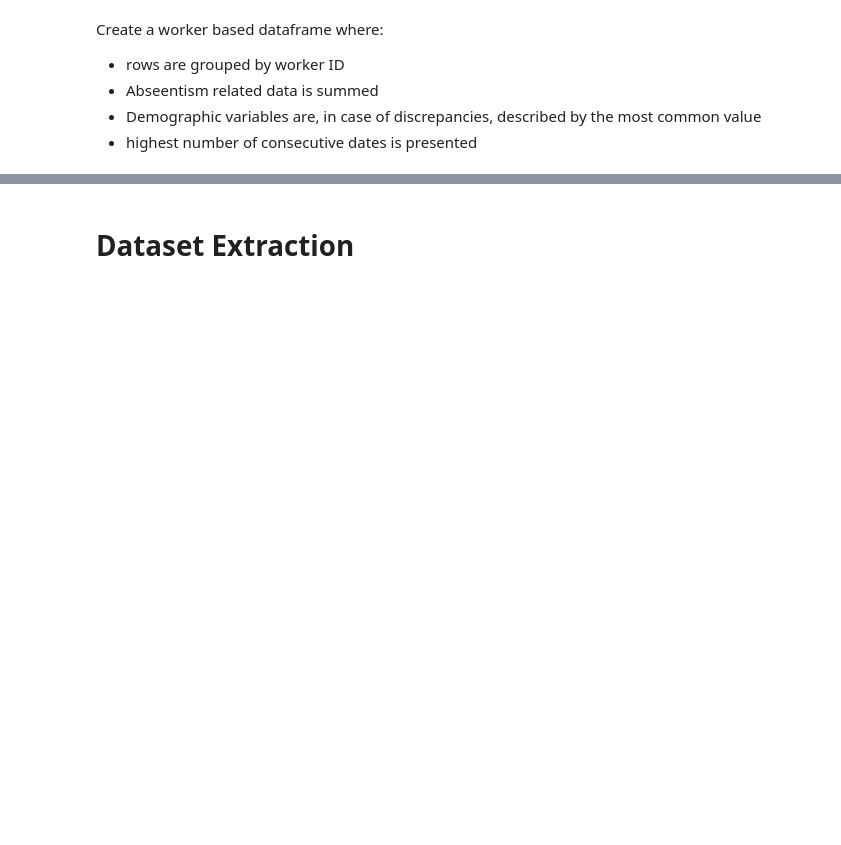
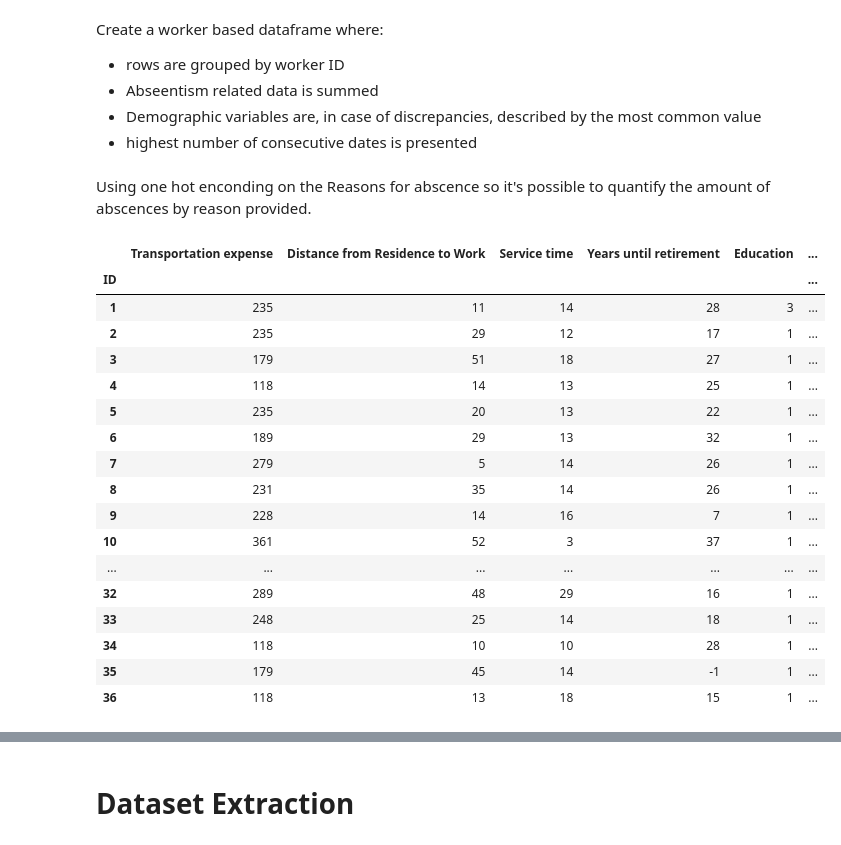
Before and after one commit to Pinky-Tie/reasons_for_absenteeism, a Jupyter notebook: code/eda.ipynb, the cells around one changed output, grey strips where cells are left out. Drawn from its saved outputs; the diff is of its cells as text; code cells hidden in the pictures; blank space fills up the shorter version.

```diff
--- a/code/eda.ipynb
+++ b/code/eda.ipynb
@@ -945,0 +688,5 @@ imputed_df = imputed_df.drop(columns=['Reason for absence'])
+# %%
+modded_abs = pp_pipeline(abs,  standardize_binary=False,
+    change_datatypes = False,
+    replace_special_missing = False,
+    impute_missing = True)
@@ -950,14 +707,15 @@ Create a worker based dataframe where:
 - Abseentism related data is summed
 - Demographic variables are, in case of discrepancies, described by the most common value
 - highest number of consecutive dates is presented
+# %%
+processed_abs = modded_abs.copy()
 # %%
-# #define demographic columns and absence related columns
-# demographic_cols =[
-#        'Transportation expense', 'Distance from Residence to Work',
-#        'Service time', 'Years until retirement',
-#        'Age',  'Education',
-#        'Number of children', 'Social drinker', 'Social smoker',
-#        'Number of pets', 'Weight', 'Height', 'bmi_category']
+ #define demographic columns and absence related columns
+demographic_cols =[
+        'Transportation expense', 'Distance from Residence to Work',
+        'Service time', 'Years until retirement',
+          'Education',
+        'Number of children', 'Social drinker', 'Social smoker',
+        'Number of pets', 'Weight', 'Height', 'Body mass index']
 
-# absence_cols = [col for col in OHE_abs.columns if col not in demographic_cols]
-# absence_cols
+absence_time_col = 'Absenteeism time in hours'
@@ -1014,0 +722,2 @@ Create a worker based dataframe where:
+# %% [markdown]
+Using one hot enconding on the Reasons for abscence so it's possible to quantify the amount of abscences by reason provided.
@@ -1014,0 +726,27 @@ Create a worker based dataframe where:
+# %%
+grouped_workers =group_by_worker(processed_abs, demographic_cols, absence_time_col=absence_time_col)
+
+#remapping Social drinker and Social smoker to 0 and 1
+grouped_workers['Social drinker'] = grouped_workers['Social drinker'].map({'No': 0, 'Yes': 1})
+grouped_workers['Social smoker'] = grouped_workers['Social smoker'].map({'No': 0, 'Yes': 1})
+# %%
+grouped_workers
+# %% [output]
+|  | Transportation expense | Distance from Residence to Work | Service time | Years until retirement | Education | ... |
+| ID |  |  |  |  |  | ... |
+| 1 | 235 | 11 | 14 | 28 | 3 | ... |
+| 2 | 235 | 29 | 12 | 17 | 1 | ... |
+| 3 | 179 | 51 | 18 | 27 | 1 | ... |
+| 4 | 118 | 14 | 13 | 25 | 1 | ... |
+| 5 | 235 | 20 | 13 | 22 | 1 | ... |
+| 6 | 189 | 29 | 13 | 32 | 1 | ... |
+| 7 | 279 | 5 | 14 | 26 | 1 | ... |
+| 8 | 231 | 35 | 14 | 26 | 1 | ... |
+| 9 | 228 | 14 | 16 | 7 | 1 | ... |
+| 10 | 361 | 52 | 3 | 37 | 1 | ... |
+| ... | ... | ... | ... | ... | ... | ... |
+| 32 | 289 | 48 | 29 | 16 | 1 | ... |
+| 33 | 248 | 25 | 14 | 18 | 1 | ... |
+| 34 | 118 | 10 | 10 | 28 | 1 | ... |
+| 35 | 179 | 45 | 14 | -1 | 1 | ... |
+| 36 | 118 | 13 | 18 | 15 | 1 | ... |
```
Also changed, not shown: parts of 74 cells of this notebook, 3 other files.
